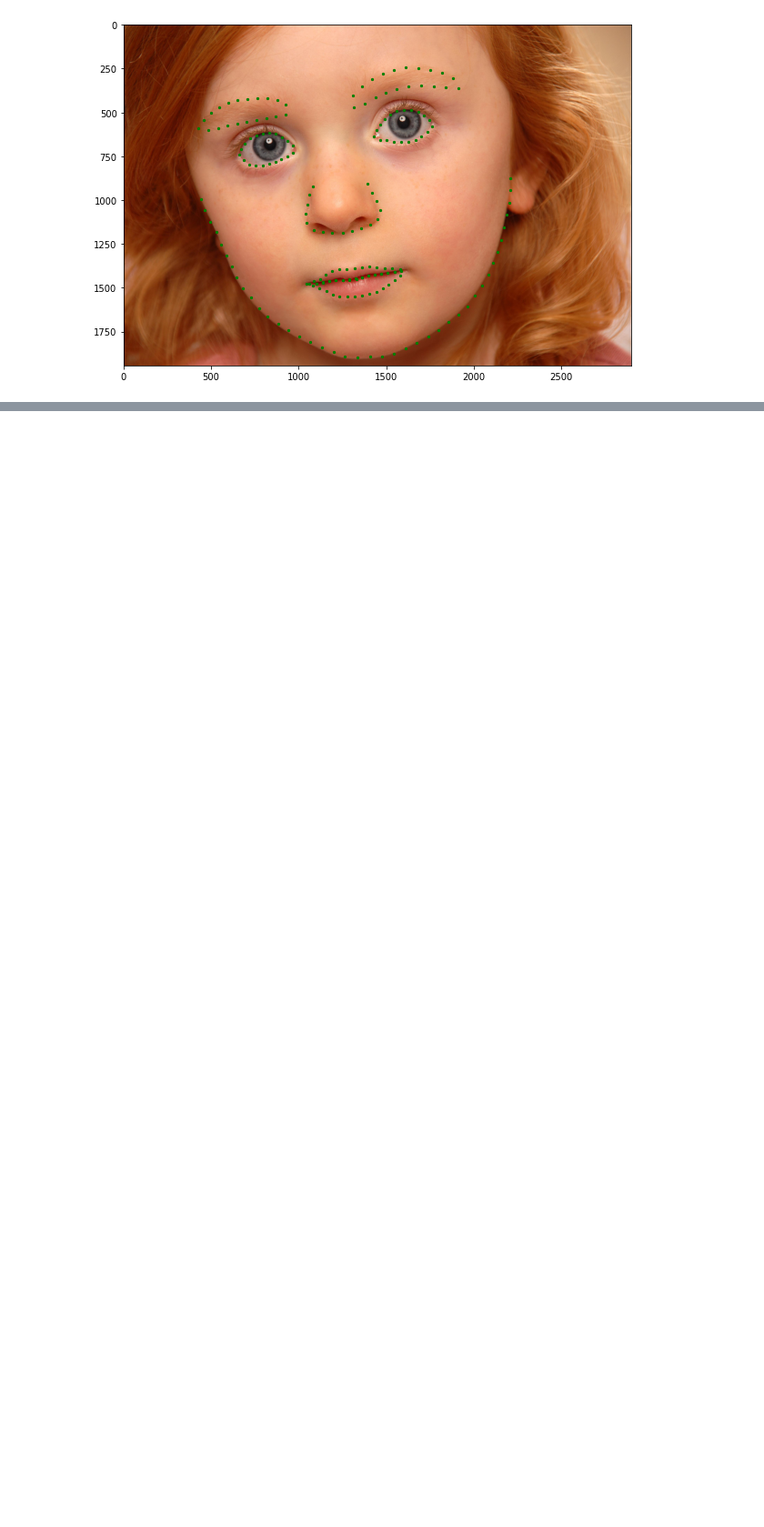
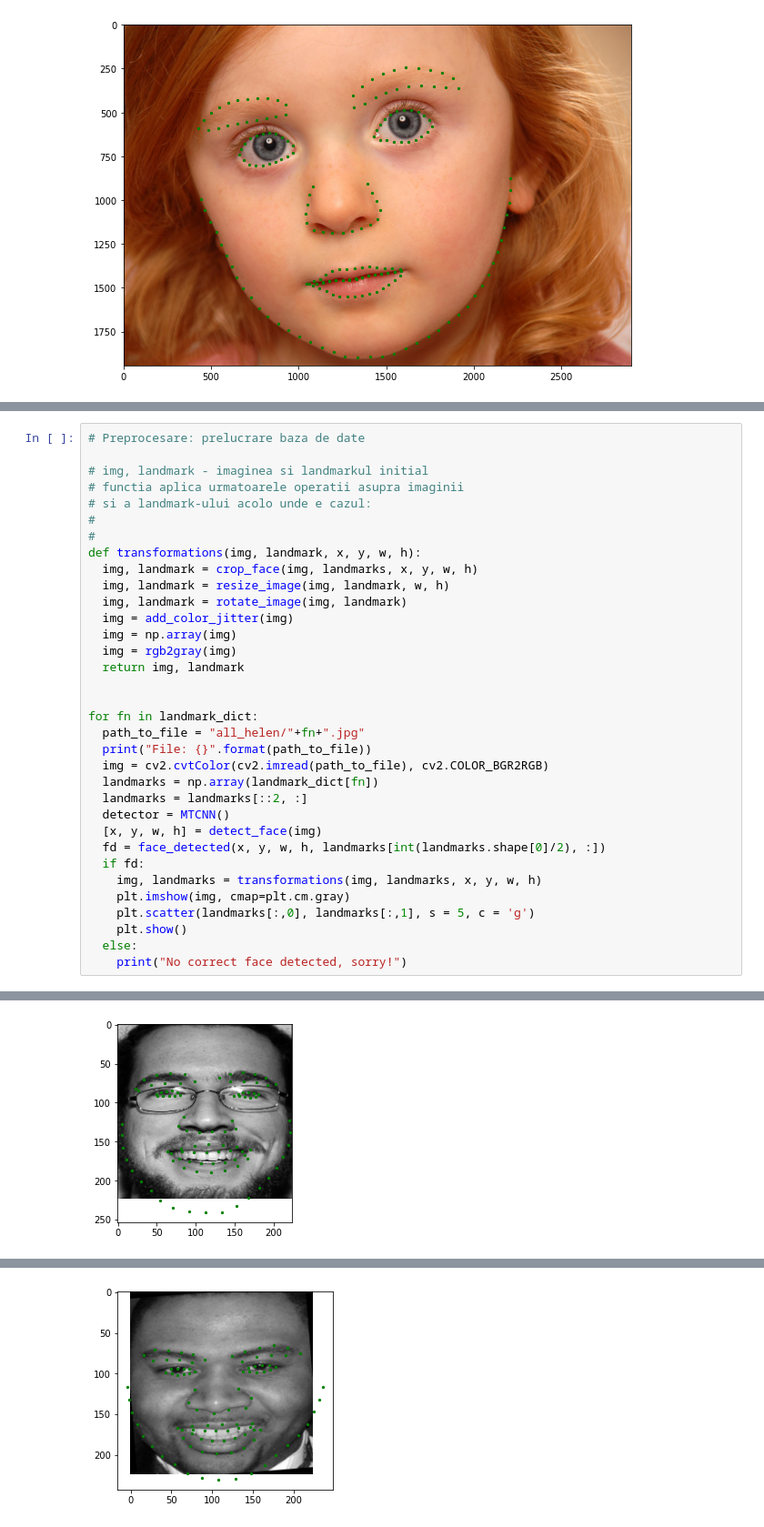
Before and after one commit to alexandrufiruti/masterlastyear, a Jupyter notebook: mlav/face_landmark_localization.ipynb, the cells around one changed output, grey strips where cells are left out. Shown at 91% size. Cells and saved outputs as stored; diff of their text form; blank space fills up the shorter version.

```diff
--- a/mlav/face_landmark_localization.ipynb
+++ b/mlav/face_landmark_localization.ipynb
@@ -181,0 +221,35 @@ WARNING:tensorflow:6 out of the last 22 calls to <function Model.make_predict_fu
+# %%
+# Preprocesare: prelucrare baza de date
+
+# img, landmark - imaginea si landmarkul initial
+# functia aplica urmatoarele operatii asupra imaginii
+# si a landmark-ului acolo unde e cazul:
+#
+#
+def transformations(img, landmark, x, y, w, h):
+  img, landmark = crop_face(img, landmarks, x, y, w, h)
+  img, landmark = resize_image(img, landmark, w, h)
+  img, landmark = rotate_image(img, landmark)
+  img = add_color_jitter(img)
+  img = np.array(img)
+  img = rgb2gray(img)
+  return img, landmark
+
+
+for fn in landmark_dict:
+  path_to_file = "all_helen/"+fn+".jpg"
+  print("File: {}".format(path_to_file))
+  img = cv2.cvtColor(cv2.imread(path_to_file), cv2.COLOR_BGR2RGB)
+  landmarks = np.array(landmark_dict[fn])
+  landmarks = landmarks[::2, :]
+  detector = MTCNN()
+  [x, y, w, h] = detect_face(img)
+  fd = face_detected(x, y, w, h, landmarks[int(landmarks.shape[0]/2), :])
+  if fd:
+    img, landmarks = transformations(img, landmarks, x, y, w, h)
+    plt.imshow(img, cmap=plt.cm.gray)
+    plt.scatter(landmarks[:,0], landmarks[:,1], s = 5, c = 'g')
+    plt.show()
+  else:
+    print("No correct face detected, sorry!")
+# %% [output]
@@ -181,0 +259 @@ WARNING:tensorflow:6 out of the last 22 calls to <function Model.make_predict_fu
+[figure, added]
@@ -181,0 +262 @@ WARNING:tensorflow:6 out of the last 22 calls to <function Model.make_predict_fu
+[figure, added]
```
Also changed, not shown: parts of 5 cells of this notebook.
